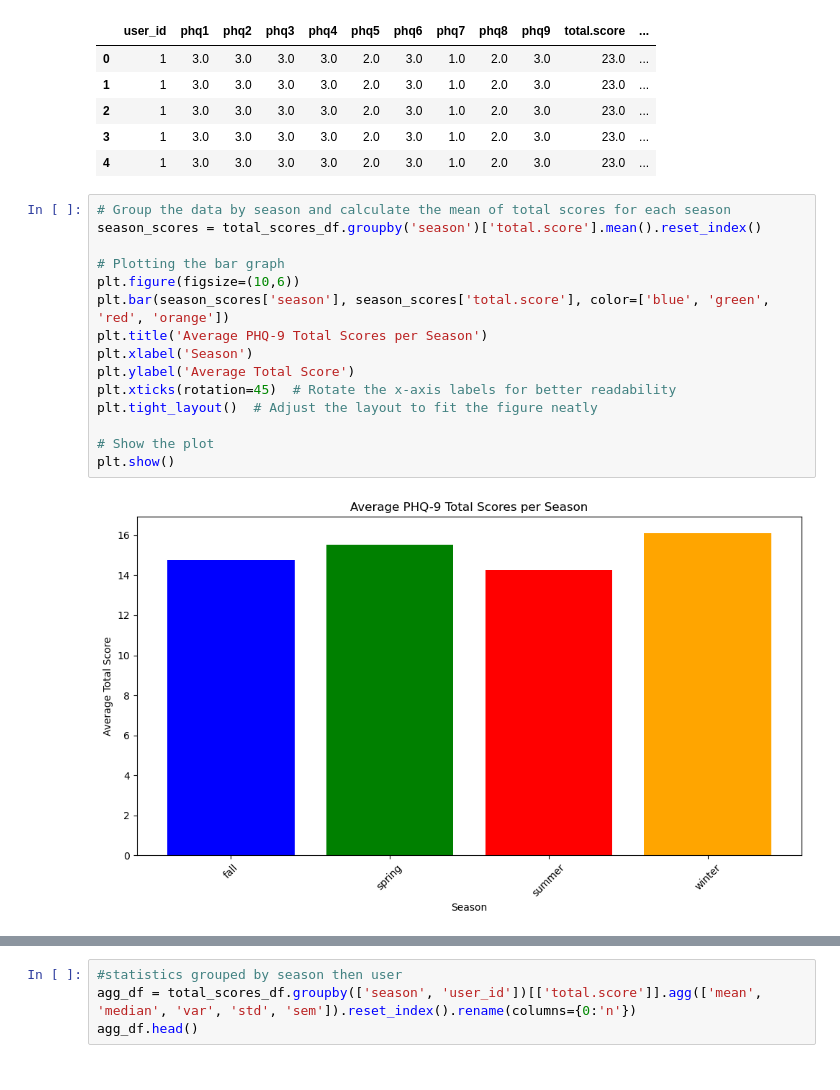
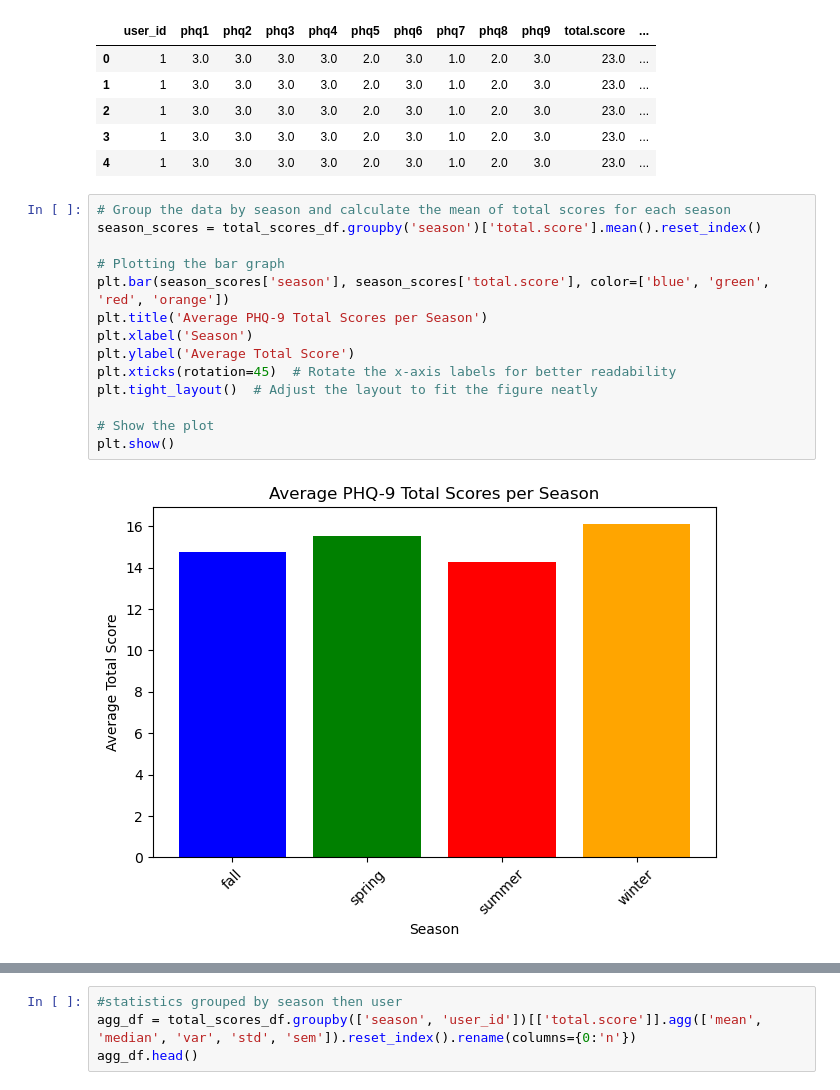
Before and after one commit to meera-patel01/PHQ-9-ANALYSIS, a Jupyter notebook: PHQ-9 ANALYSIS.ipynb, the cells around one changed output, grey strips where cells are left out. Saved outputs shown, nothing was run; the diff lists cells and outputs as text.

```diff
--- a/PHQ-9 ANALYSIS.ipynb
+++ b/PHQ-9 ANALYSIS.ipynb
@@ -86,19 +92,18 @@ total_scores_df.head()
 # %%
 # Group the data by season and calculate the mean of total scores for each season
 season_scores = total_scores_df.groupby('season')['total.score'].mean().reset_index()
 
 # Plotting the bar graph
-plt.figure(figsize=(10,6))
 plt.bar(season_scores['season'], season_scores['total.score'], color=['blue', 'green', 'red', 'orange'])
 plt.title('Average PHQ-9 Total Scores per Season')
 plt.xlabel('Season')
 plt.ylabel('Average Total Score')
 plt.xticks(rotation=45)  # Rotate the x-axis labels for better readability
 plt.tight_layout()  # Adjust the layout to fit the figure neatly
 
 # Show the plot
 plt.show()
 # %% [output]
-[figure, old version]
+[figure, new version]
 # %%
 # Plotting the box plot for total scores per season
```
Also changed, not shown: parts of 21 cells of this notebook.
